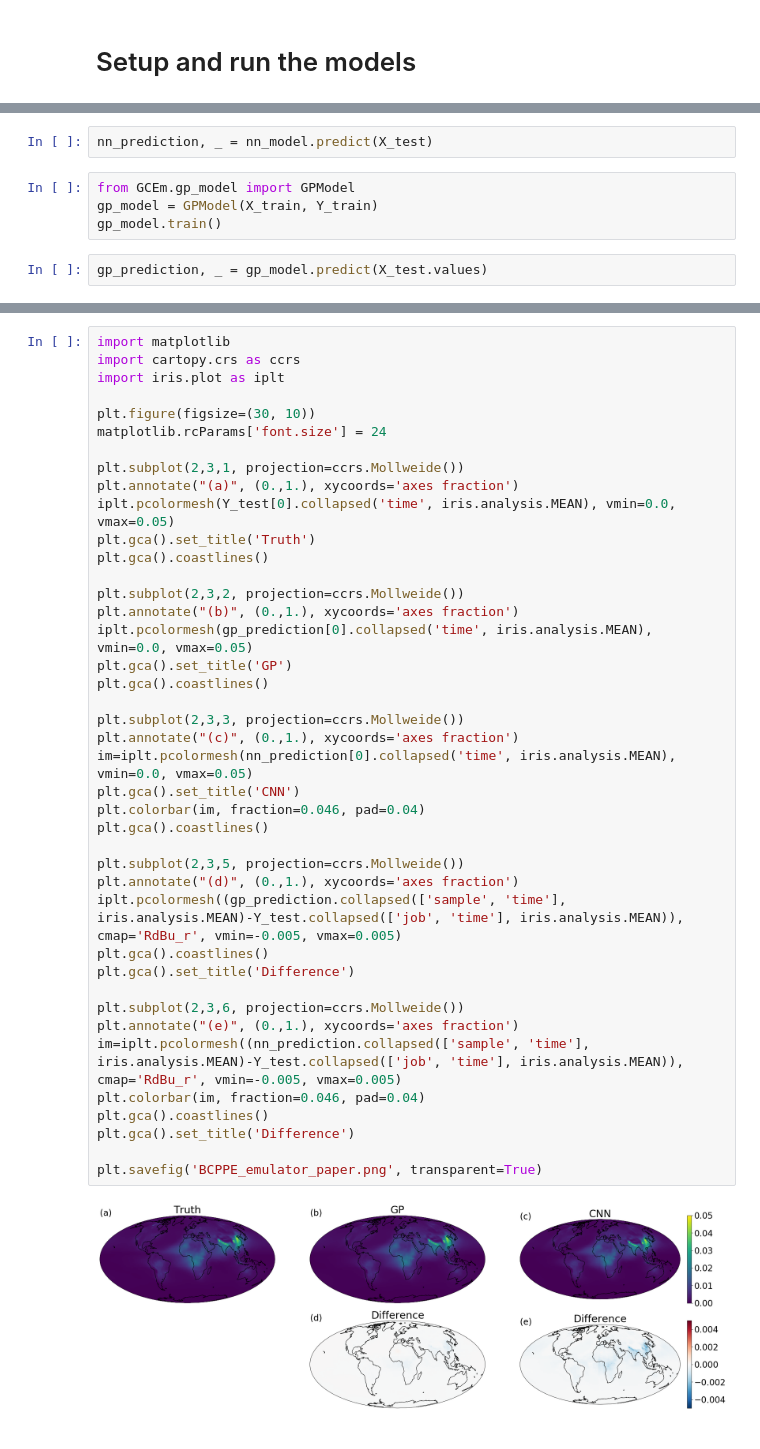
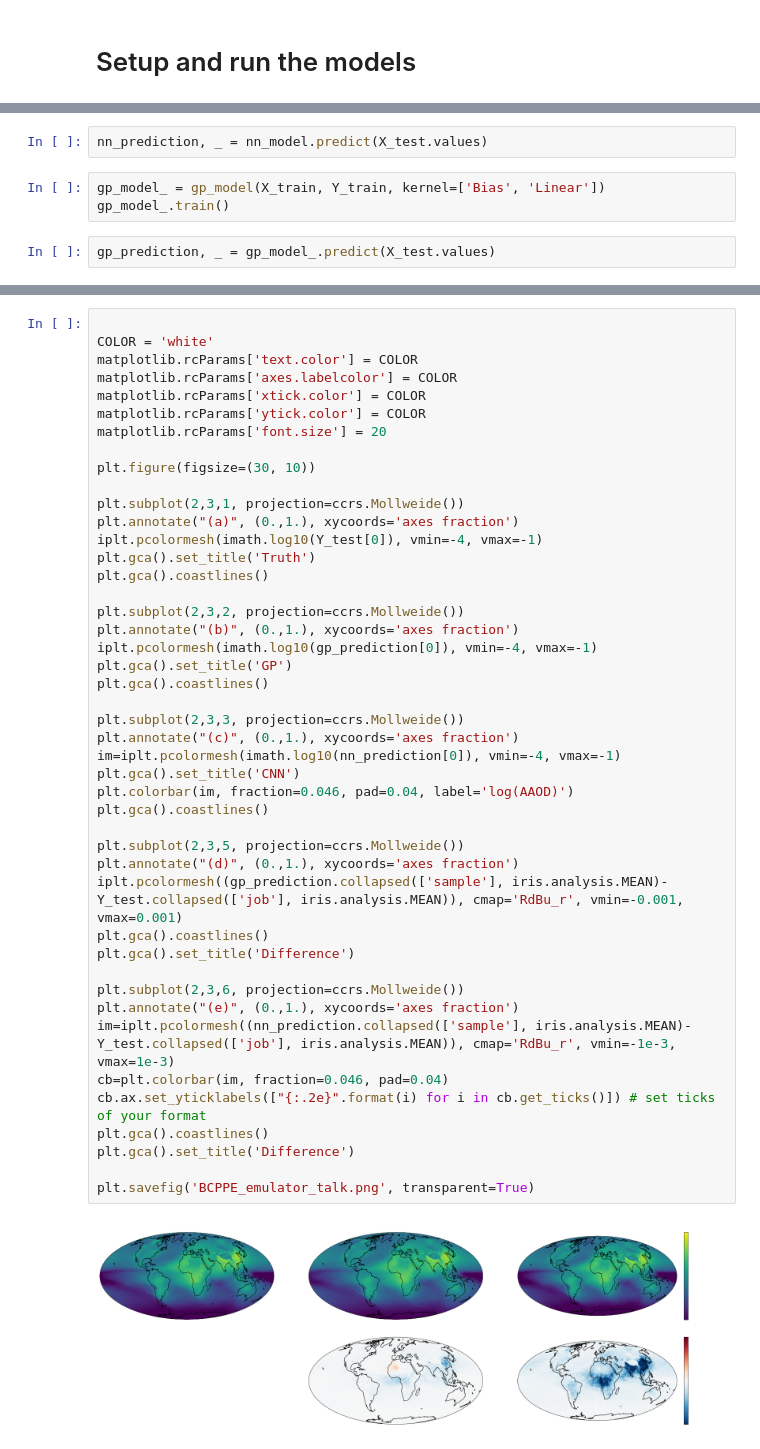
Before and after one commit to duncanwp/ESEm, a Jupyter notebook: docs/examples/Emulating_using_GPs_and_CNN_figure.ipynb, the cells around one changed output, grey strips where cells are left out. Saved outputs shown, nothing was run; the diff lists cells and outputs as text.

```diff
--- a/docs/examples/Emulating_using_GPs_and_CNN_figure.ipynb
+++ b/docs/examples/Emulating_using_GPs_and_CNN_figure.ipynb
@@ -76,9 +105,8 @@ Epoch 100/100
 # %%
-nn_prediction, _ = nn_model.predict(X_test)
+nn_prediction, _ = nn_model.predict(X_test.values)
-# %%
-from GCEm.gp_model import GPModel
-gp_model = GPModel(X_train, Y_train)
-gp_model.train()
+# %%
+gp_model_ = gp_model(X_train, Y_train, kernel=['Bias', 'Linear'])
+gp_model_.train()
 # %%
-gp_prediction, _ = gp_model.predict(X_test.values)
+gp_prediction, _ = gp_model_.predict(X_test.values)
 # %%
@@ -114,43 +157,47 @@ Text(0.5,1,'Difference')
 # %%
-import matplotlib
-import cartopy.crs as ccrs
-import iris.plot as iplt
+
+COLOR = 'white'
+matplotlib.rcParams['text.color'] = COLOR
+matplotlib.rcParams['axes.labelcolor'] = COLOR
+matplotlib.rcParams['xtick.color'] = COLOR
+matplotlib.rcParams['ytick.color'] = COLOR
+matplotlib.rcParams['font.size'] = 20
 
 plt.figure(figsize=(30, 10))
-matplotlib.rcParams['font.size'] = 24
 
 plt.subplot(2,3,1, projection=ccrs.Mollweide())
 plt.annotate("(a)", (0.,1.), xycoords='axes fraction')
-iplt.pcolormesh(Y_test[0].collapsed('time', iris.analysis.MEAN), vmin=0.0, vmax=0.05)
+iplt.pcolormesh(imath.log10(Y_test[0]), vmin=-4, vmax=-1)
 plt.gca().set_title('Truth')
 plt.gca().coastlines()
 
 plt.subplot(2,3,2, projection=ccrs.Mollweide())
 plt.annotate("(b)", (0.,1.), xycoords='axes fraction')
-iplt.pcolormesh(gp_prediction[0].collapsed('time', iris.analysis.MEAN), vmin=0.0, vmax=0.05)
+iplt.pcolormesh(imath.log10(gp_prediction[0]), vmin=-4, vmax=-1)
 plt.gca().set_title('GP')
 plt.gca().coastlines()
 
 plt.subplot(2,3,3, projection=ccrs.Mollweide())
 plt.annotate("(c)", (0.,1.), xycoords='axes fraction')
-im=iplt.pcolormesh(nn_prediction[0].collapsed('time', iris.analysis.MEAN), vmin=0.0, vmax=0.05)
+im=iplt.pcolormesh(imath.log10(nn_prediction[0]), vmin=-4, vmax=-1)
 plt.gca().set_title('CNN')
-plt.colorbar(im, fraction=0.046, pad=0.04)
+plt.colorbar(im, fraction=0.046, pad=0.04, label='log(AAOD)')
 plt.gca().coastlines()
 
 plt.subplot(2,3,5, projection=ccrs.Mollweide())
 plt.annotate("(d)", (0.,1.), xycoords='axes fraction')
-iplt.pcolormesh((gp_prediction.collapsed(['sample', 'time'], iris.analysis.MEAN)-Y_test.collapsed(['job', 'time'], iris.analysis.MEAN)), cmap='RdBu_r', vmin=-0.005, vmax=0.005)
+iplt.pcolormesh((gp_prediction.collapsed(['sample'], iris.analysis.MEAN)-Y_test.collapsed(['job'], iris.analysis.MEAN)), cmap='RdBu_r', vmin=-0.001, vmax=0.001)
 plt.gca().coastlines()
 plt.gca().set_title('Difference')
 
 plt.subplot(2,3,6, projection=ccrs.Mollweide())
 plt.annotate("(e)", (0.,1.), xycoords='axes fraction')
-im=iplt.pcolormesh((nn_prediction.collapsed(['sample', 'time'], iris.analysis.MEAN)-Y_test.collapsed(['job', 'time'], iris.analysis.MEAN)), cmap='RdBu_r', vmin=-0.005, vmax=0.005)
-plt.colorbar(im, fraction=0.046, pad=0.04)
+im=iplt.pcolormesh((nn_prediction.collapsed(['sample'], iris.analysis.MEAN)-Y_test.collapsed(['job'], iris.analysis.MEAN)), cmap='RdBu_r', vmin=-1e-3, vmax=1e-3)
+cb=plt.colorbar(im, fraction=0.046, pad=0.04)
+cb.ax.set_yticklabels(["{:.2e}".format(i) for i in cb.get_ticks()]) # set ticks of your format
 plt.gca().coastlines()
 plt.gca().set_title('Difference')
 
-plt.savefig('BCPPE_emulator_paper.png', transparent=True)
+plt.savefig('BCPPE_emulator_talk.png', transparent=True)
 # %% [output]
-[figure, old version]
+[figure, new version]
```
Also changed, not shown: parts of 10 cells of this notebook, 4 other files.
